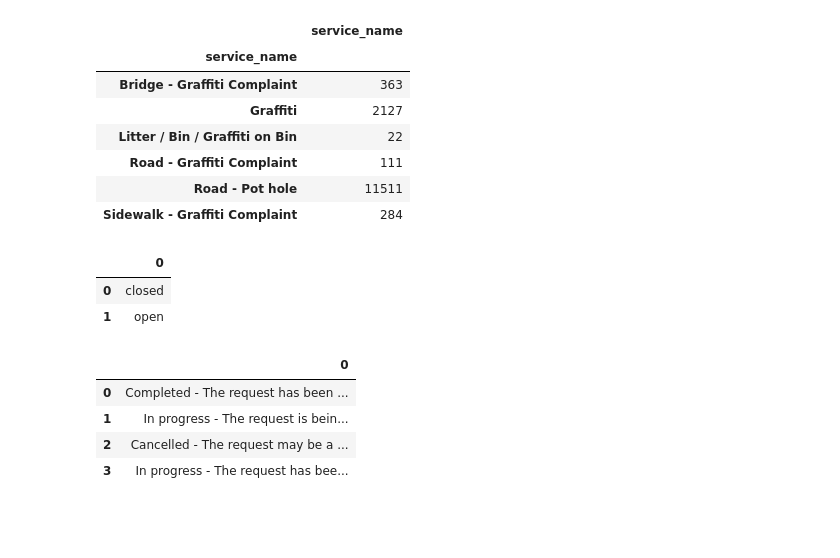
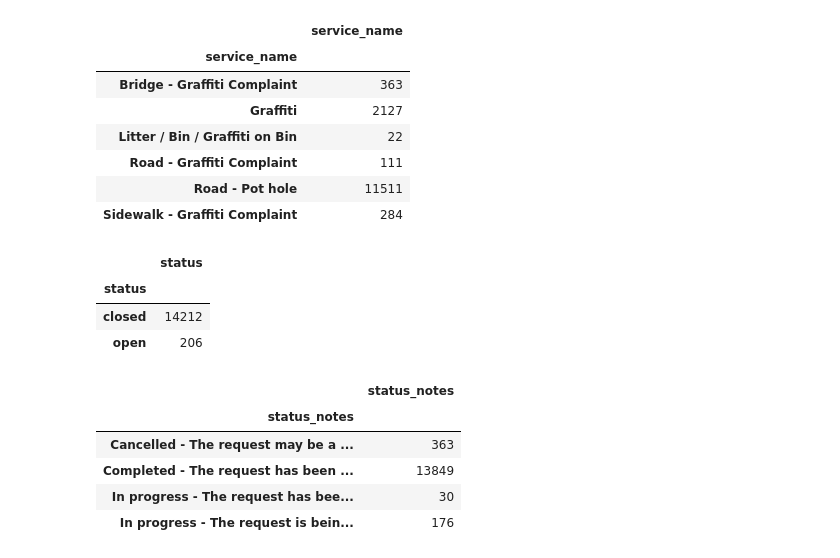
Before and after one commit to zoubinirani/311-service-request, a Jupyter notebook: draftNotebook.ipynb, the cells around one changed output. Saved outputs shown, nothing was run; the diff lists cells and outputs as text; code cells hidden in the pictures; blank space fills up the shorter version.

```diff
--- a/draftNotebook.ipynb
+++ b/draftNotebook.ipynb
@@ -74,16 +76,18 @@ pd.DataFrame(requestsDataFrame.groupby('service_name')['service_name'].count())
 | Road - Pot hole | 11511 |
 | Sidewalk - Graffiti Complaint | 284 |
 # %%
-pd.DataFrame(requestsDataFrame['status'].unique())
+pd.DataFrame(requestsDataFrame.groupby('status')['status'].count())
 # %% [output]
-|  | 0 |
-| 0 | closed |
-| 1 | open |
+|  | status |
+| status |  |
+| closed | 14212 |
+| open | 206 |
 # %%
-pd.DataFrame(requestsDataFrame['status_notes'].unique())
+pd.DataFrame(requestsDataFrame.groupby('status_notes')['status_notes'].count())
 # %% [output]
-|  | 0 |
-| 0 | Completed - The request has been ... |
-| 1 | In progress - The request is bein... |
-| 2 | Cancelled - The request may be a ... |
-| 3 | In progress - The request has bee... |
+|  | status_notes |
+| status_notes |  |
+| Cancelled - The request may be a ... | 363 |
+| Completed - The request has been ... | 13849 |
+| In progress - The request has bee... | 30 |
+| In progress - The request is bein... | 176 |
```
Also changed, not shown: parts of 10 cells of this notebook.
